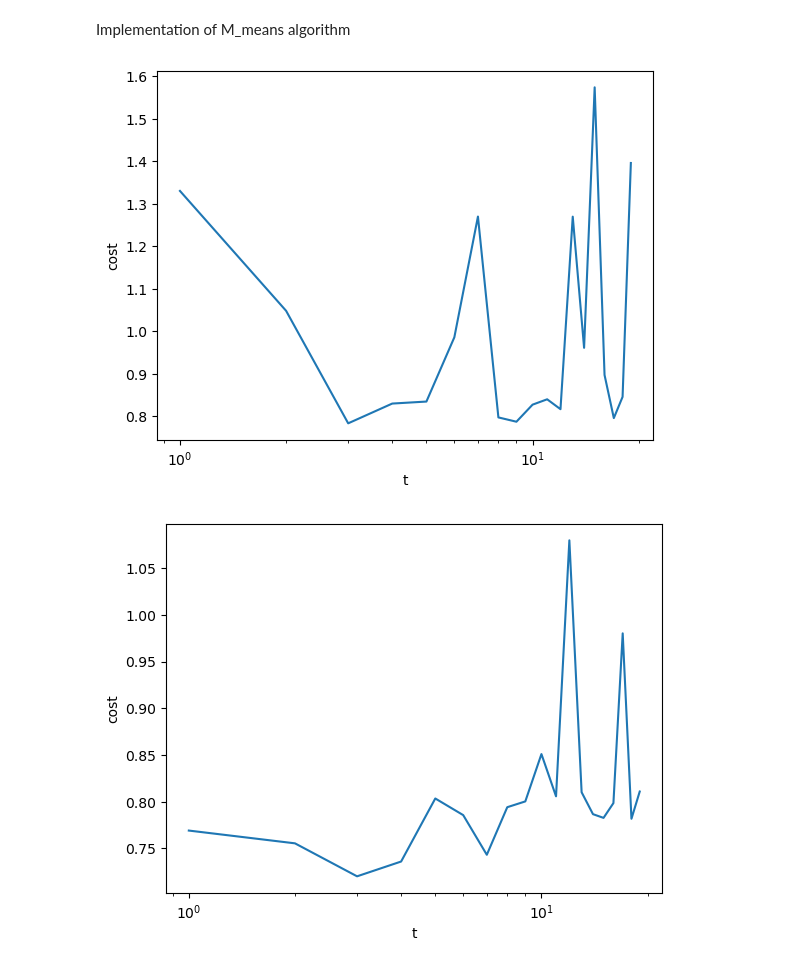
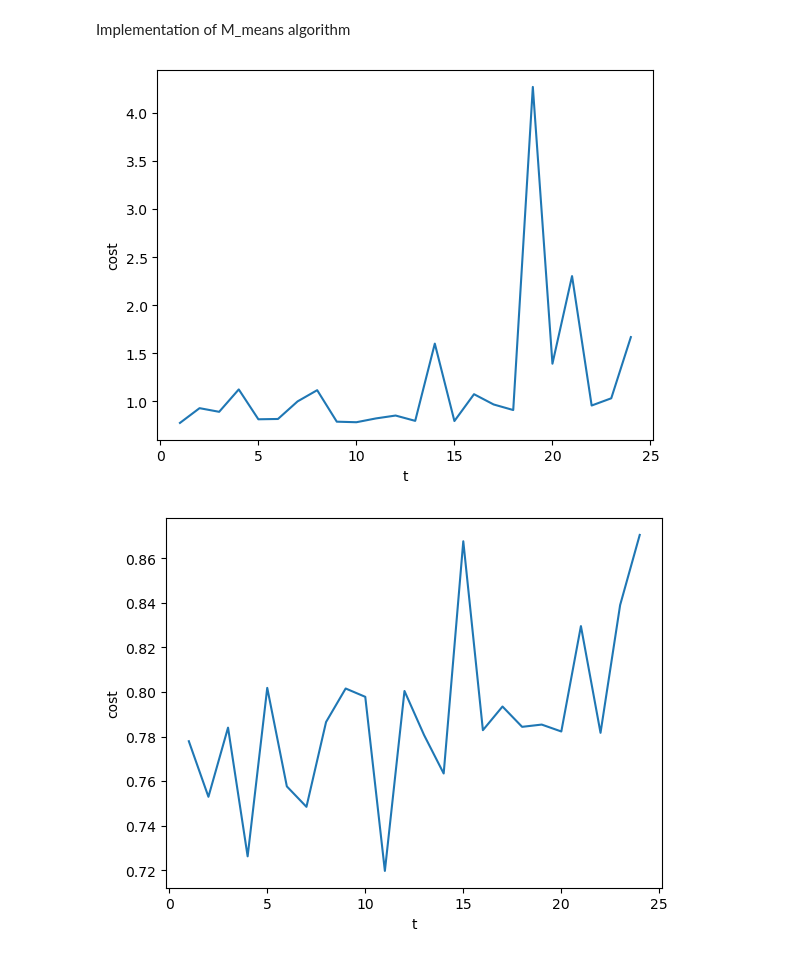
Before and after one commit to wkron/atml, a Jupyter notebook: handin2/ATML_handin2.ipynb, the cells around one changed output. Cells and saved outputs as stored; diff of their text form; code cells hidden in the pictures.

```diff
--- a/handin2/ATML_handin2.ipynb
+++ b/handin2/ATML_handin2.ipynb
@@ -86,20 +86,19 @@ def M_means(points, k, t, rho):
 # %%
 k = 5 # Number of clusters
 for rho in [0.001, 0.01, 0.1, 1]:
-    t_range = range(1,20)
+    t_range = range(1,25)
     costs = []
     for t in t_range: # number of iterations
         centers = M_means(points, k, t, rho)
         costs.append(compute_cost(points, centers))
 
     fig, ax = plt.subplots()
     ax.set_xlabel('t')
     ax.set_ylabel('cost')
     ax.plot(t_range, costs)
 
-    plt.xscale('log')
     plt.savefig("plotforrhoeq" + str(rho) + ".png")
     plt.show()
 # %% [output]
-[figure, old version]
+[figure, new version]
-[figure, old version]
+[figure, new version]
```
Also changed, not shown: parts of 2 cells of this notebook, 4 other files.
